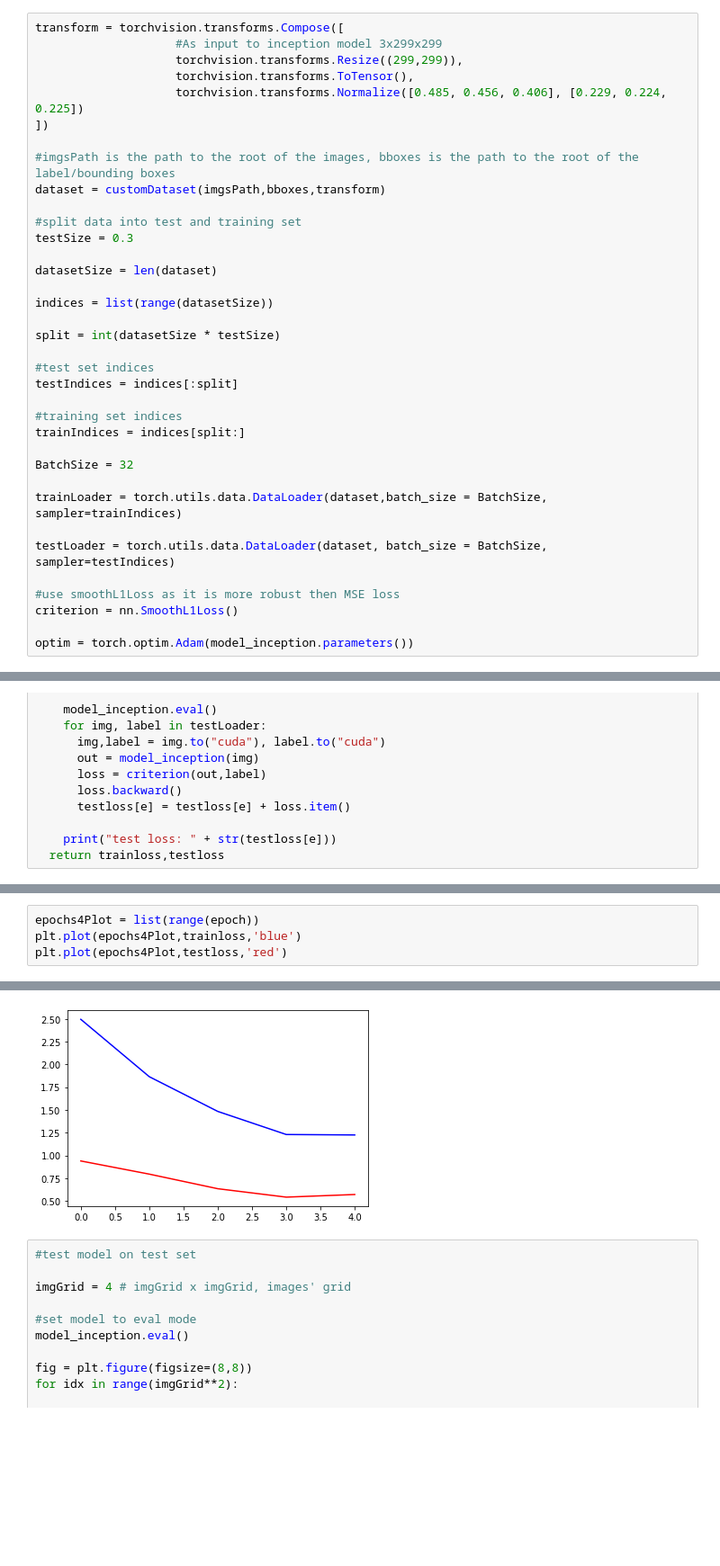
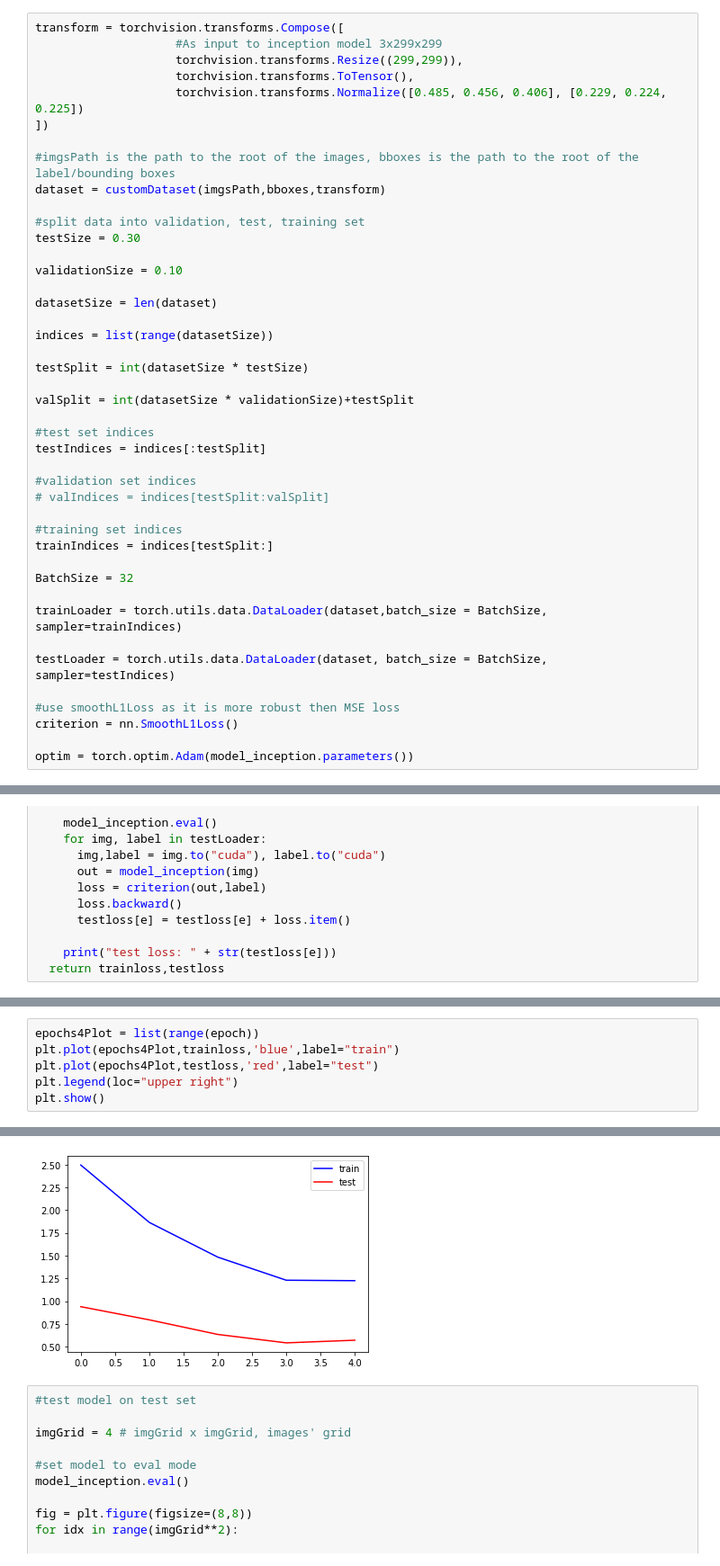
Before and after one commit to kaleem500bc/SingleObjectLocalization, a Jupyter notebook: SingleObjectLocalization.ipynb, the cells around one changed output, grey strips where cells are left out. Shown at 90% size. Cells and saved outputs as stored; diff of their text form; blank space fills up the shorter version.

```diff
--- a/SingleObjectLocalization.ipynb
+++ b/SingleObjectLocalization.ipynb
@@ -115,20 +115,27 @@ transform = torchvision.transforms.Compose([
 #imgsPath is the path to the root of the images, bboxes is the path to the root of the label/bounding boxes
 dataset = customDataset(imgsPath,bboxes,transform)
 
-#split data into test and training set
-testSize = 0.3
+#split data into validation, test, training set
+testSize = 0.30
+
+validationSize = 0.10
 
 datasetSize = len(dataset)
 
 indices = list(range(datasetSize))
 
-split = int(datasetSize * testSize)
+testSplit = int(datasetSize * testSize)
+
+valSplit = int(datasetSize * validationSize)+testSplit
 
 #test set indices
-testIndices = indices[:split]
+testIndices = indices[:testSplit]
+
+#validation set indices
+# valIndices = indices[testSplit:valSplit]
 
 #training set indices
-trainIndices = indices[split:]
+trainIndices = indices[testSplit:]
 
 BatchSize = 32
 
@@ -195,6 +202,8 @@ training loss: 1.224684968125075
 test loss: 0.5703430948778987
 # %%
 epochs4Plot = list(range(epoch))
-plt.plot(epochs4Plot,trainloss,'blue')
-plt.plot(epochs4Plot,testloss,'red')
+plt.plot(epochs4Plot,trainloss,'blue',label="train")
+plt.plot(epochs4Plot,testloss,'red',label="test")
+plt.legend(loc="upper right")
+plt.show()
 # %% [output]
@@ -202,4 +210,4 @@ plt.plot(epochs4Plot,testloss,'red')
-[figure, old version]
+[figure, new version]
 # %%
 #test model on test set
 
```
Also changed, not shown: parts of 2 cells of this notebook.
